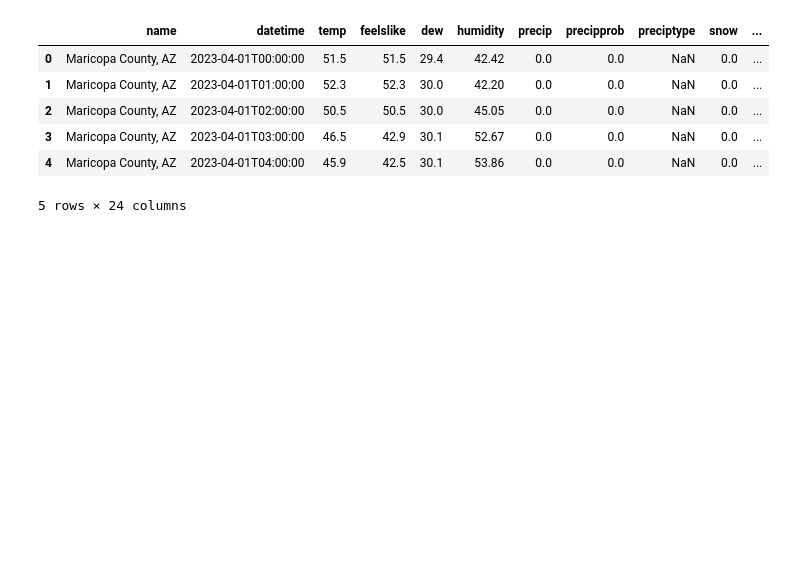
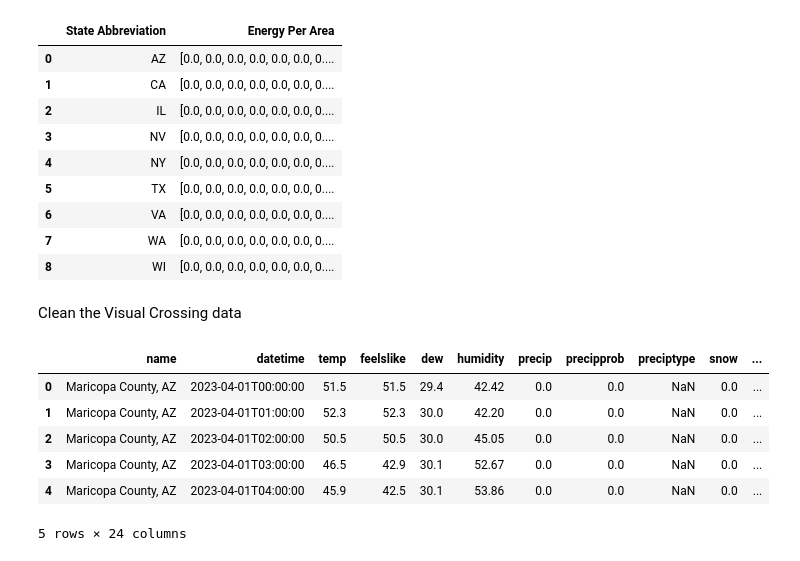
Before and after one commit to Urkchar/Solar-Weather, a Jupyter notebook: main.ipynb, the cells around one changed output. Drawn from its saved outputs; the diff is of its cells as text; code cells hidden in the pictures; blank space fills up the shorter version.

```diff
--- a/main.ipynb
+++ b/main.ipynb
@@ -213,5 +93,32 @@ SyntaxError: invalid syntax (2137817342.py, line 2)
+# %%
+def agg_func(x):
+    # Transpose the lists so that matching indices of the lists are grouped
+    # [[1, 2, 3], [4, 5, 6], [7, 8, 9]] -> [[1, 4, 7], [2, 5, 8], [3, 6, 9]]
+    transposed = zip(*x.values)
+
+    # Calculate the average of each group of indices
+    return [sum(values) / len(values) for values in transposed]
+
+nrel = nrel.groupby("State Abbreviation")["Real Generation"].agg(agg_func)
 # %%
 power_density = 160   # 160 W/m^2 (Rooftop Solar Photovoltaic Technical Potential in the United States: A Detailed Assessment)
 
+# Convert power_density from W/m^2 to kW/m^2
+power_density = power_density / 1000   # 1000 W = 1 kW
+
+nrel = nrel.reset_index(drop=False)
+
 # Convert hourly_capacity_factor (kWh) to kWh/m^2
-grouped = grouped.apply(lambda x: )
+nrel["Energy Per Area"] = nrel.apply(lambda row: [hour * power_density for hour in row["Real Generation"]], axis=1)   # kWh/kW * kW/m^2 = kWh/m^2
+nrel[["State Abbreviation", "Energy Per Area"]]
+# %% [output]
+|  | State Abbreviation | Energy Per Area |
+| 0 | AZ | [0.0, 0.0, 0.0, 0.0, 0.0, 0.0, 0.... |
+| 1 | CA | [0.0, 0.0, 0.0, 0.0, 0.0, 0.0, 0.... |
+| 2 | IL | [0.0, 0.0, 0.0, 0.0, 0.0, 0.0, 0.... |
+| 3 | NV | [0.0, 0.0, 0.0, 0.0, 0.0, 0.0, 0.... |
+| 4 | NY | [0.0, 0.0, 0.0, 0.0, 0.0, 0.0, 0.... |
+| 5 | TX | [0.0, 0.0, 0.0, 0.0, 0.0, 0.0, 0.... |
+| 6 | VA | [0.0, 0.0, 0.0, 0.0, 0.0, 0.0, 0.... |
+| 7 | WA | [0.0, 0.0, 0.0, 0.0, 0.0, 0.0, 0.... |
+| 8 | WI | [0.0, 0.0, 0.0, 0.0, 0.0, 0.0, 0.... |
@@ -218,3 +128,5 @@ grouped = grouped.apply(lambda x: )
+# %% [markdown]
+Clean the Visual Crossing data
 # %%
 vc = pd.read_csv("hourly ten counties 2023-04-01 to 2025-04-09.csv")
 vc.head()
```
Also changed, not shown: parts of 47 cells of this notebook.
